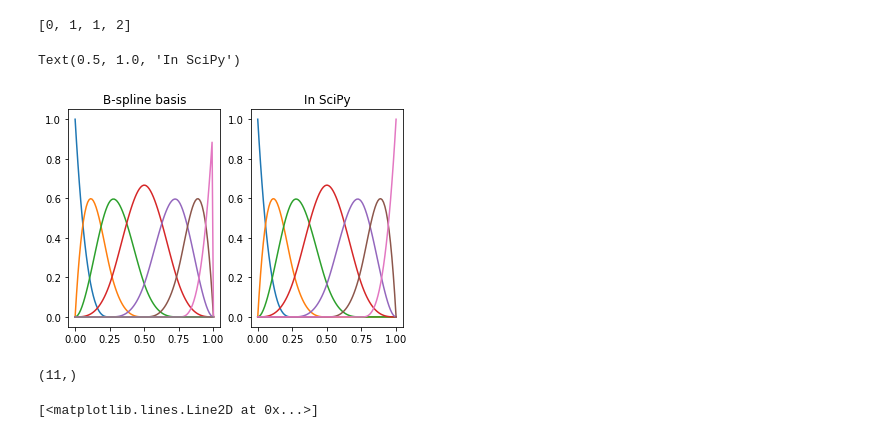
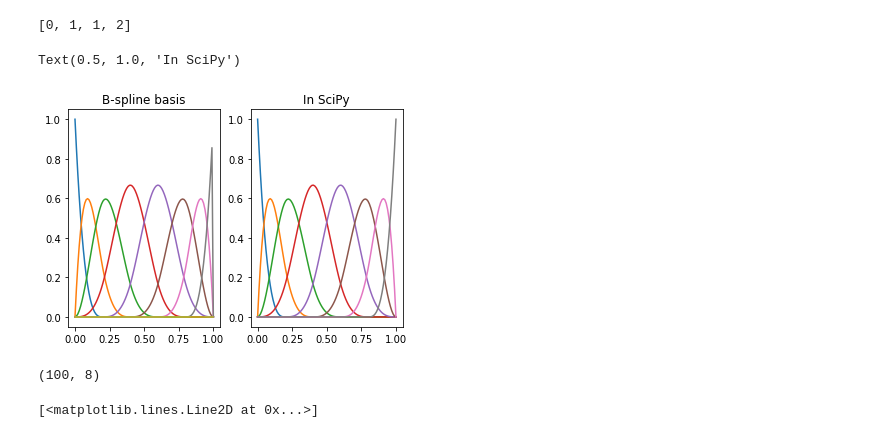
Before and after one commit to majkee15/credit_collections_rl, a Jupyter notebook: analysis_snipetz/bspline-base.ipynb, the cells around one changed output. Cells and saved outputs as stored; diff of their text form; code cells hidden in the pictures.

```diff
--- a/analysis_snipetz/bspline-base.ipynb
+++ b/analysis_snipetz/bspline-base.ipynb
@@ -86,31 +86,31 @@ t[1:]
 # %%
 import patsy # for comparison
 
-these_knots = np.linspace(0,1,5)
+these_knots = np.linspace(0,1,6)
 
 # in Patsy/R: nice and sensible
 x = np.linspace(0., 1., 100)
 y = patsy.bs(x, knots=these_knots, degree=3)
 plt.subplot(1,2,1)
 plt.plot(x,y)
 plt.title('B-spline basis')
 
 # in scipy: ?????
 numpyknots = np.concatenate(([0,0,0],these_knots,[1,1,1])) # because??
 y_py = np.zeros((x.shape[0], len(these_knots)+2))
 for i in range(len(these_knots)+2):
     y_py[:,i] = BSpline(numpyknots, (np.arange(len(these_knots)+2)==i).astype(float), 3, extrapolate=False)(x)
 
 plt.subplot(1,2,2)
 plt.plot(x,y_py)
 plt.title('In SciPy')
 # %% [output]
 Text(0.5, 1.0, 'In SciPy')
-[figure, old version]
+[figure, new version]
 # %%
-numpyknots.shape
+y_py.shape
 # %% [output]
-(11,)
+(100, 8)
 # %%
 fig, ax = plt.subplots()
 plt.plot(x, y_py[:,0])
```
Also changed, not shown: 10 other files.
